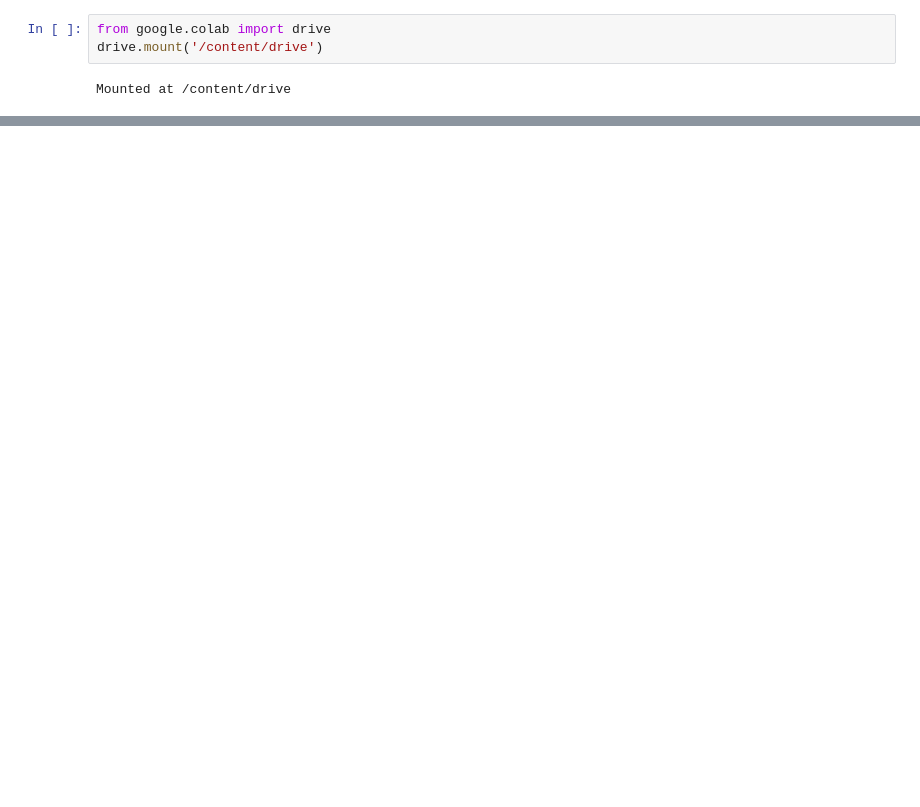
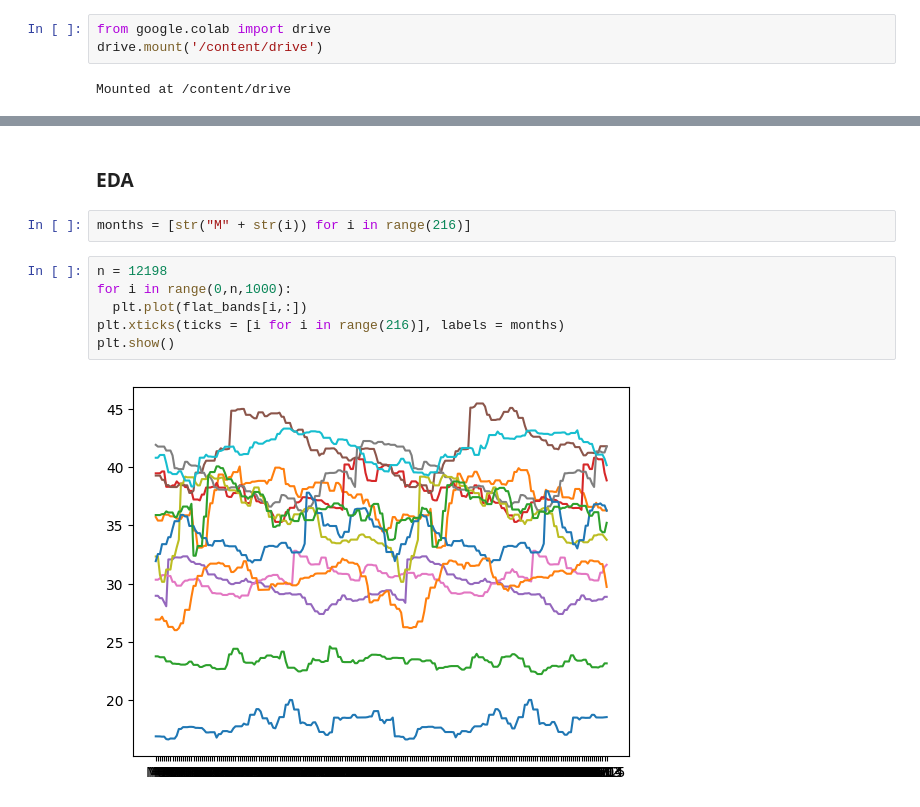
Before and after one commit to MnCSSJ4x/Global-Warming-Detection, a Jupyter notebook: Time_Series_Analysis_of_Land_Temperature_using_MODIS_DRAFT1.ipynb, the cells around one changed output, grey strips where cells are left out. Cells and saved outputs as stored; diff of their text form; blank space fills up the shorter version.

```diff
--- a/Time_Series_Analysis_of_Land_Temperature_using_MODIS_DRAFT1.ipynb
+++ b/Time_Series_Analysis_of_Land_Temperature_using_MODIS_DRAFT1.ipynb
@@ -216,0 +83,12 @@ df_mae
+# %% [markdown]
+### EDA
+# %%
+months = [str("M" + str(i)) for i in range(216)]
+# %%
+n = 12198
+for i in range(0,n,1000):
+  plt.plot(flat_bands[i,:])
+plt.xticks(ticks = [i for i in range(216)], labels = months)
+plt.show()
+# %% [output]
+[figure, added]
```
Also changed, not shown: parts of 80 cells of this notebook.
